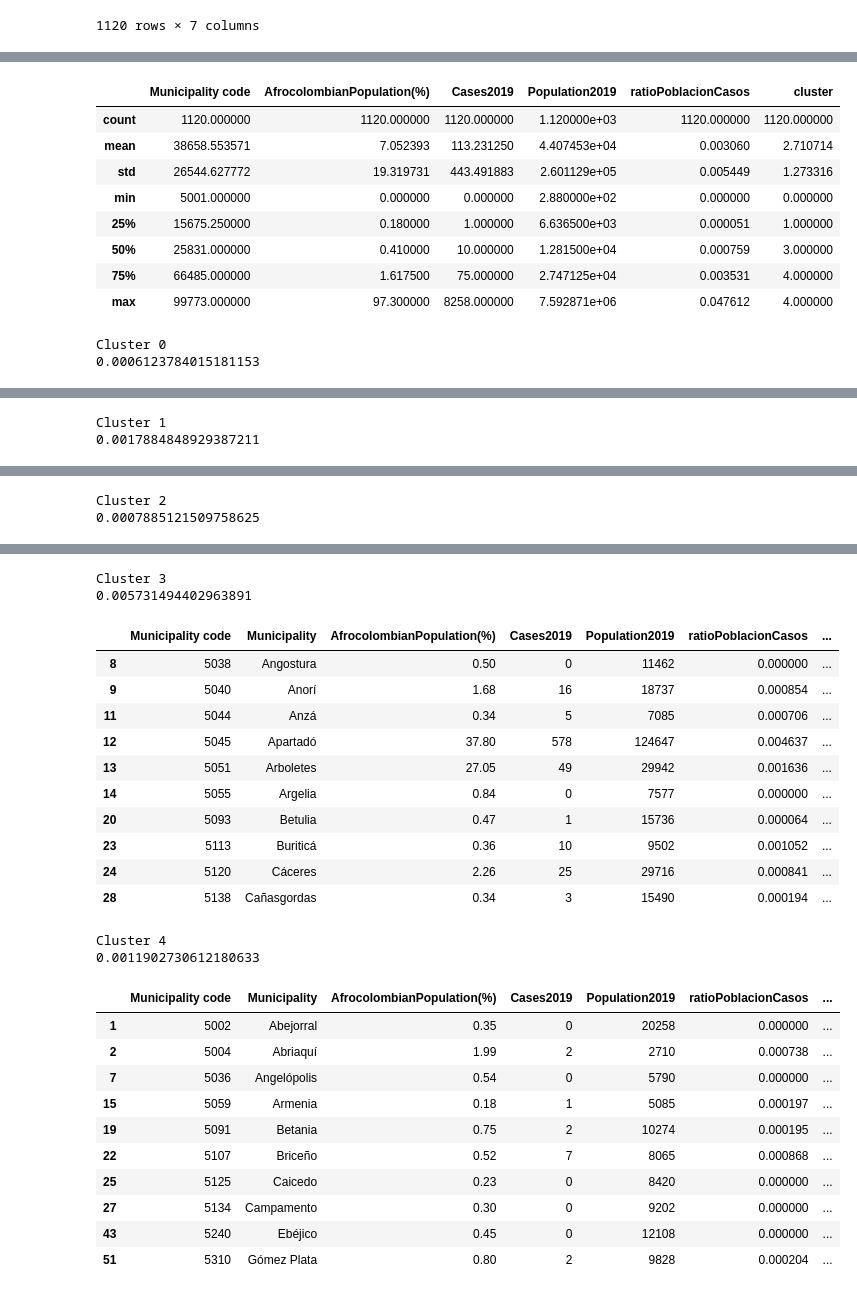
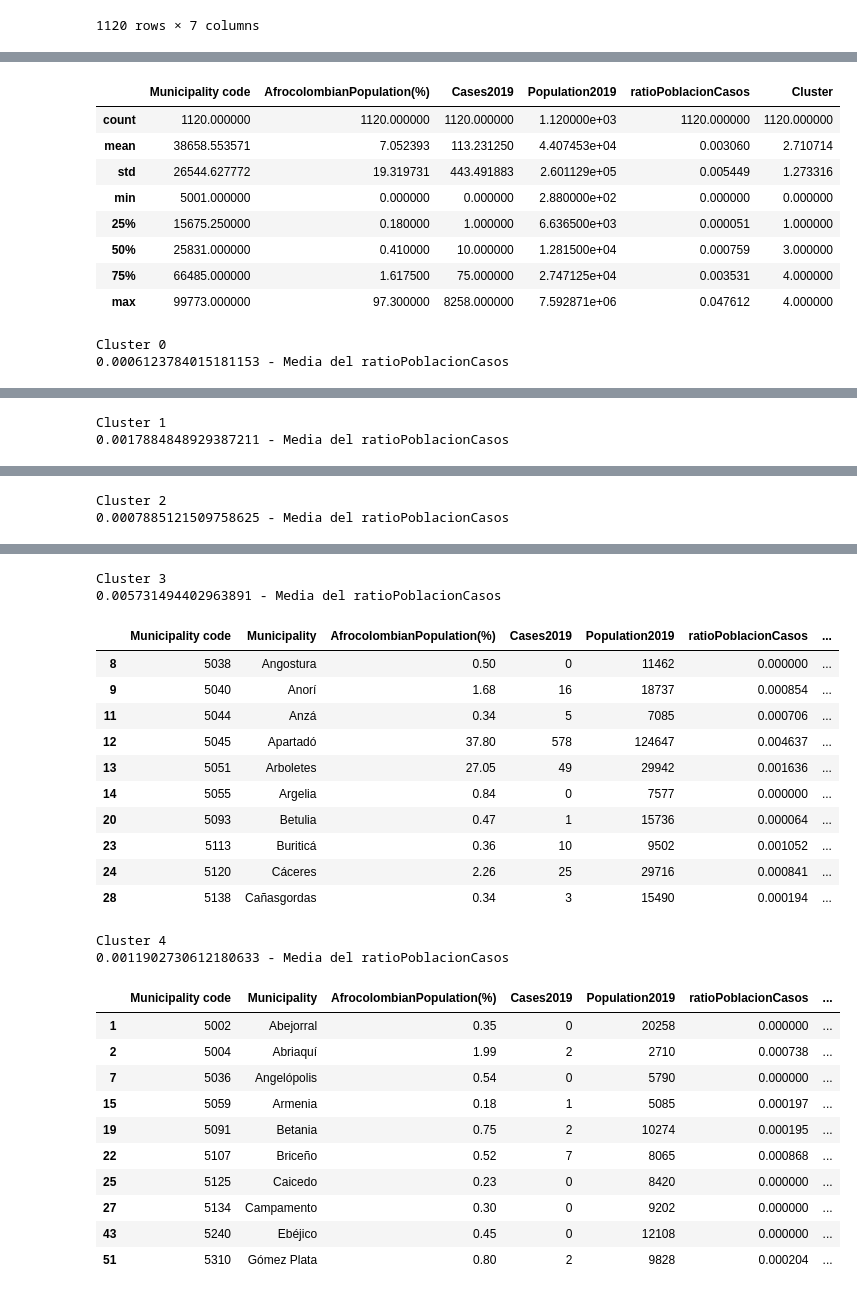
Before and after one commit to freddy120/MIAD_no_supervisado_project, a Jupyter notebook: notebook/DBSCAN y Clustering Jerarquico.ipynb, the cells around one changed output, grey strips where cells are left out. Saved outputs shown, nothing was run; the diff lists cells and outputs as text; code cells hidden in the pictures.

```diff
--- a/notebook/DBSCAN.ipynb
+++ b/notebook/DBSCAN y Clustering Jerarquico.ipynb
@@ -770,5 +739,5 @@ plt.show()
 [figure]
 # %%
-descripcion['cluster']=cluster_sk
-descripcion.groupby('cluster')['cluster'].count()
+descripcion['Cluster']=cluster_sk
+descripcion.groupby('Cluster')['Cluster'].count()
 # %% [output]
@@ -782,15 +751,15 @@ Name: cluster, dtype: int64
 # %%
 display(descripcion.describe())
 
 for k in np.unique(cluster_sk):
     print('Cluster',k)
-    print(descripcion[descripcion['cluster']==k]['ratioPoblacionCasos'].mean())
-    display(descripcion[descripcion['cluster']==k].head(10))
+    print(descripcion[descripcion['Cluster']==k]['ratioPoblacionCasos'].mean(), '- Media del ratioPoblacionCasos')
+    display(descripcion[descripcion['Cluster']==k].head(10))
 
 print("Analsis cluster x ratioPoblacionCasos")
 descripcion.sort_values('ratioPoblacionCasos')
 # %% [output]
-|  | Municipality code | AfrocolombianPopulation(%) | Cases2019 | Population2019 | ratioPoblacionCasos | cluster |
+|  | Municipality code | AfrocolombianPopulation(%) | Cases2019 | Population2019 | ratioPoblacionCasos | Cluster |
 | count | 1120.000000 | 1120.000000 | 1120.000000 | 1.120000e+03 | 1120.000000 | 1120.000000 |
 | mean | 38658.553571 | 7.052393 | 113.231250 | 4.407453e+04 | 0.003060 | 2.710714 |
 | std | 26544.627772 | 19.319731 | 443.491883 | 2.601129e+05 | 0.005449 | 1.273316 |
@@ -800,7 +769,7 @@ descripcion.sort_values('ratioPoblacionCasos')
 | 75% | 66485.000000 | 1.617500 | 75.000000 | 2.747125e+04 | 0.003531 | 4.000000 |
 | max | 99773.000000 | 97.300000 | 8258.000000 | 7.592871e+06 | 0.047612 | 4.000000 |
 Cluster 0
-0.0006123784015181153
+0.0006123784015181153 - Media del ratioPoblacionCasos
 |  | Municipality code | Municipality | AfrocolombianPopulation(%) | Cases2019 | Population2019 | ratioPoblacionCasos | ... |
 | 70 | 5475 | Murindó | 52.00 | 5 | 5088 | 0.000983 | ... |
 | 119 | 5873 | Vigía del Fuerte | 82.11 | 1 | 9265 | 0.000108 | ... |
@@ -813,7 +782,7 @@ Cluster 0
 | 577 | 27050 | Atrato | 96.10 | 4 | 6145 | 0.000651 | ... |
 | 578 | 27073 | Bagadó | 34.66 | 1 | 11149 | 0.000090 | ... |
 Cluster 1
-0.0017884848929387211
+0.0017884848929387211 - Media del ratioPoblacionCasos
 |  | Municipality code | Municipality | AfrocolombianPopulation(%) | Cases2019 | Population2019 | ratioPoblacionCasos | ... |
 | 3 | 5021 | Alejandría | 0.31 | 0 | 4669 | 0.000000 | ... |
 | 4 | 5030 | Amagá | 0.48 | 16 | 30777 | 0.000520 | ... |
@@ -826,7 +795,7 @@ Cluster 1
 | 21 | 5101 | Ciudad Bolívar | 0.82 | 10 | 26160 | 0.000382 | ... |
 | 26 | 5129 | Caldas | 0.54 | 13 | 81658 | 0.000159 | ... |
 Cluster 2
-0.0007885121509758625
+0.0007885121509758625 - Media del ratioPoblacionCasos
 |  | Municipality code | Municipality | AfrocolombianPopulation(%) | Cases2019 | Population2019 | ratioPoblacionCasos | ... |
 | 0 | 5001 | Medellín | 2.51 | 1276 | 2483545 | 0.000514 | ... |
 | 46 | 5266 | Envigado | 0.66 | 61 | 236114 | 0.000258 | ... |
@@ -839,7 +808,7 @@ Cluster 2
 | 148 | 11001 | Bogotá, D.C. | 0.93 | 0 | 7592871 | 0.000000 | ... |
 | 195 | 15001 | Tunja | 0.39 | 0 | 176347 | 0.000000 | ... |
 Cluster 3
-0.005731494402963891
+0.005731494402963891 - Media del ratioPoblacionCasos
 |  | Municipality code | Municipality | AfrocolombianPopulation(%) | Cases2019 | Population2019 | ratioPoblacionCasos | ... |
 | 8 | 5038 | Angostura | 0.50 | 0 | 11462 | 0.000000 | ... |
 | 9 | 5040 | Anorí | 1.68 | 16 | 18737 | 0.000854 | ... |
@@ -852,7 +821,7 @@ Cluster 3
 | 24 | 5120 | Cáceres | 2.26 | 25 | 29716 | 0.000841 | ... |
 | 28 | 5138 | Cañasgordas | 0.34 | 3 | 15490 | 0.000194 | ... |
 Cluster 4
-0.0011902730612180633
+0.0011902730612180633 - Media del ratioPoblacionCasos
 |  | Municipality code | Municipality | AfrocolombianPopulation(%) | Cases2019 | Population2019 | ratioPoblacionCasos | ... |
 | 1 | 5002 | Abejorral | 0.35 | 0 | 20258 | 0.000000 | ... |
 | 2 | 5004 | Abriaquí | 1.99 | 2 | 2710 | 0.000738 | ... |
```
Also changed, not shown: parts of 9 cells of this notebook.
